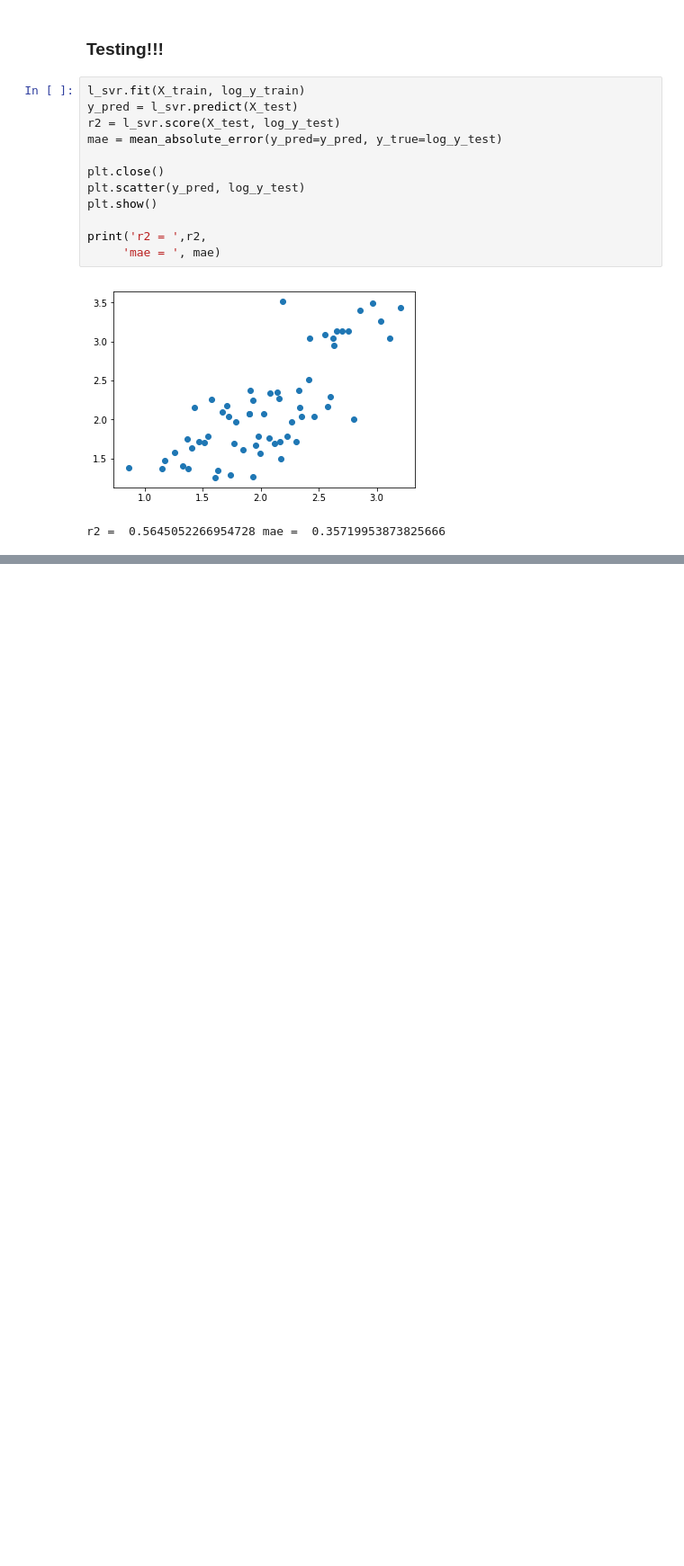
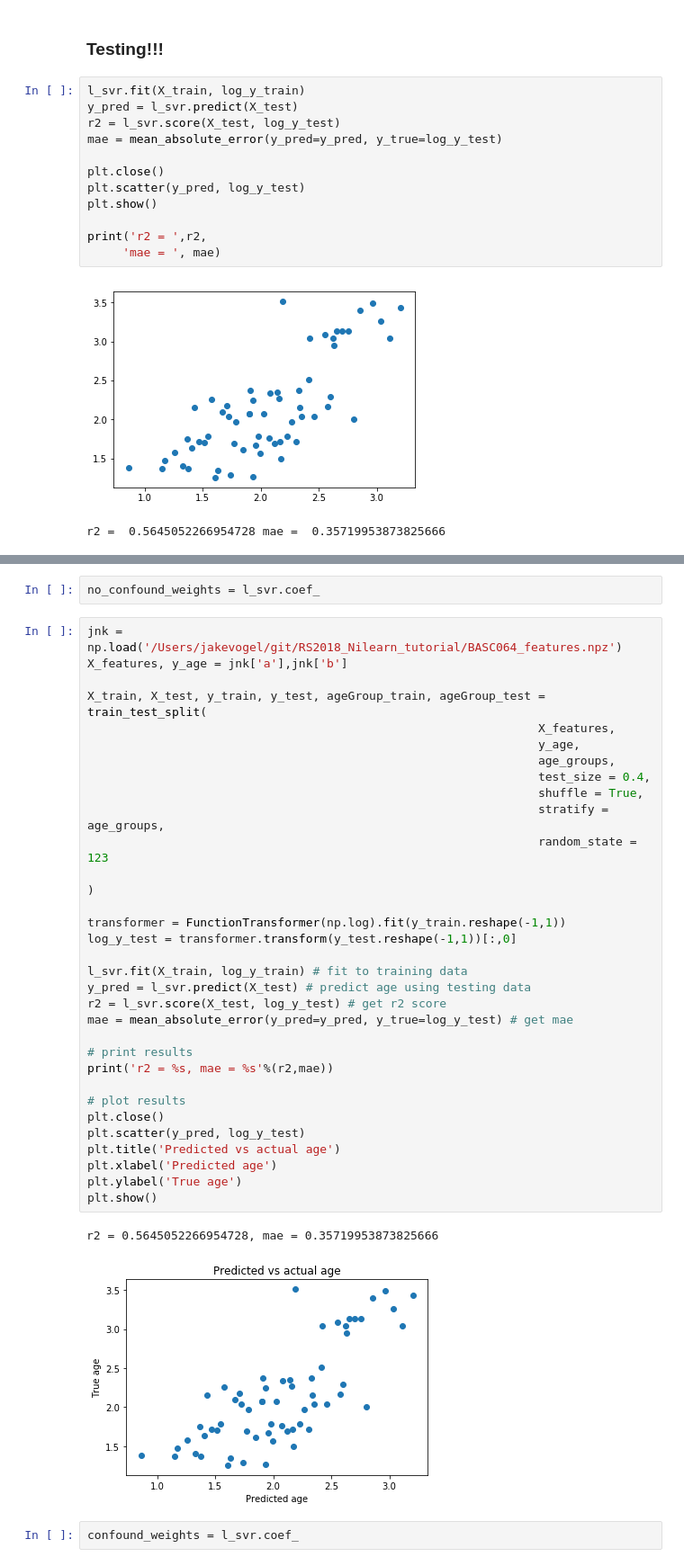
Before and after one commit to illdopejake/RS2018_Nilearn_tutorial, a Jupyter notebook: DeNovo_age_prediction.ipynb, the cells around one changed output, grey strips where cells are left out. Shown at 90% size. Cells and saved outputs as stored; diff of their text form; blank space fills up the shorter version.

```diff
--- a/DeNovo_age_prediction.ipynb
+++ b/DeNovo_age_prediction.ipynb
@@ -471,0 +567,39 @@ r2 =  0.5645052266954728 mae =  0.35719953873825666
+# %%
+no_confound_weights = l_svr.coef_
+# %%
+jnk = np.load('/Users/jakevogel/git/RS2018_Nilearn_tutorial/BASC064_features.npz')
+X_features, y_age = jnk['a'],jnk['b']
+
+X_train, X_test, y_train, y_test, ageGroup_train, ageGroup_test = train_test_split(
+                                                                X_features,
+                                                                y_age,
+                                                                age_groups,
+                                                                test_size = 0.4,
+                                                                shuffle = True,
+                                                                stratify = age_groups,
+                                                                random_state = 123
+                                                                                   )
+
+transformer = FunctionTransformer(np.log).fit(y_train.reshape(-1,1))
+log_y_test = transformer.transform(y_test.reshape(-1,1))[:,0]
+
+l_svr.fit(X_train, log_y_train) # fit to training data
+y_pred = l_svr.predict(X_test) # predict age using testing data
+r2 = l_svr.score(X_test, log_y_test) # get r2 score
+mae = mean_absolute_error(y_pred=y_pred, y_true=log_y_test) # get mae
+
+# print results
+print('r2 = %s, mae = %s'%(r2,mae))
+
+# plot results
+plt.close()
+plt.scatter(y_pred, log_y_test)
+plt.title('Predicted vs actual age')
+plt.xlabel('Predicted age')
+plt.ylabel('True age')
+plt.show()
+# %% [output]
+r2 = 0.5645052266954728, mae = 0.35719953873825666
+[figure, added]
+# %%
+confound_weights = l_svr.coef_
```
Also changed, not shown: parts of 11 cells of this notebook, 1 other file.
